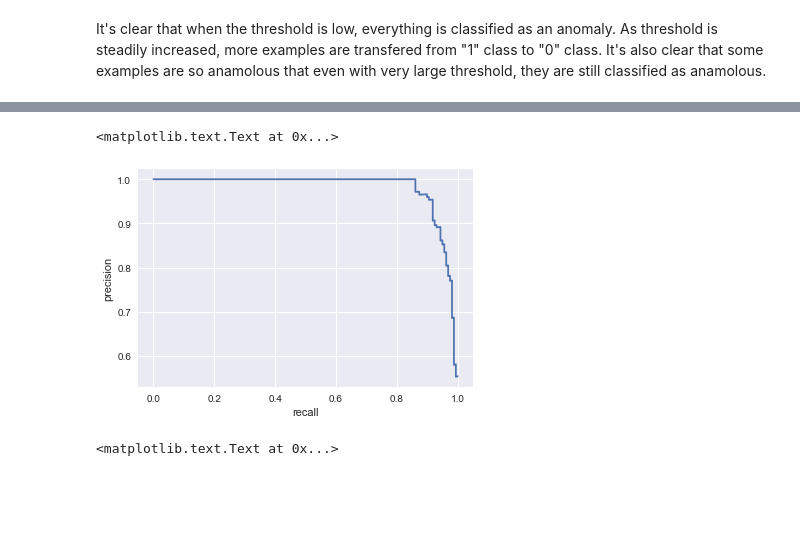
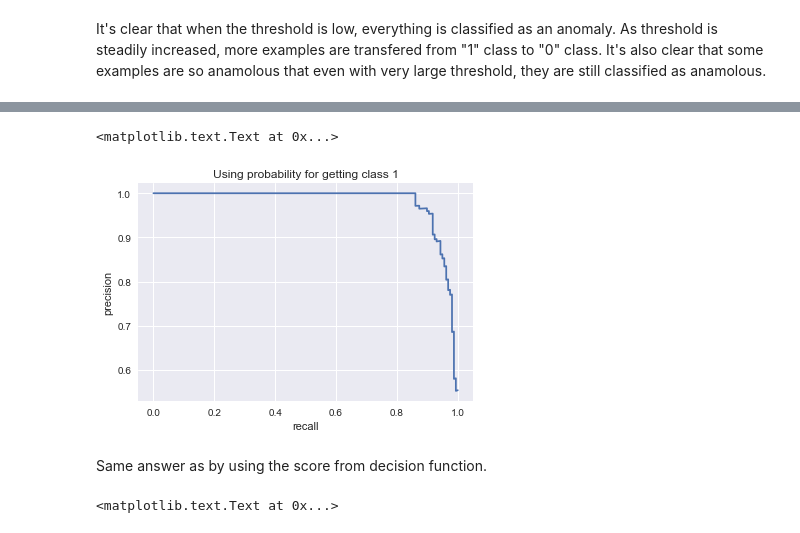
Before and after one commit to sushant2811/CreditCardFraudDetection, a Jupyter notebook: CreditCardFraudDetection.ipynb, the cells around one changed output, grey strips where cells are left out. Drawn from its saved outputs; the diff is of its cells as text; code cells hidden in the pictures; blank space fills up the shorter version.

```diff
--- a/CreditCardFraudDetection.ipynb
+++ b/CreditCardFraudDetection.ipynb
@@ -941,10 +959,13 @@ plt.ylabel('precision')
 # %%
 plt.plot(recall2, pr2)
 plt.xlabel('recall')
 plt.ylabel('precision')
+plt.title('Using probability for getting class 1')
 # %% [output]
 <matplotlib.text.Text at 0x...>
-[figure, old version]
+[figure, new version]
+# %% [markdown]
+Same answer as by using the score from decision function.
 # %%
 plt.plot(thresh2, pr2[0:len(pr2)-1])
 plt.xlabel('threshold')
```
Also changed, not shown: parts of 6 cells of this notebook.
